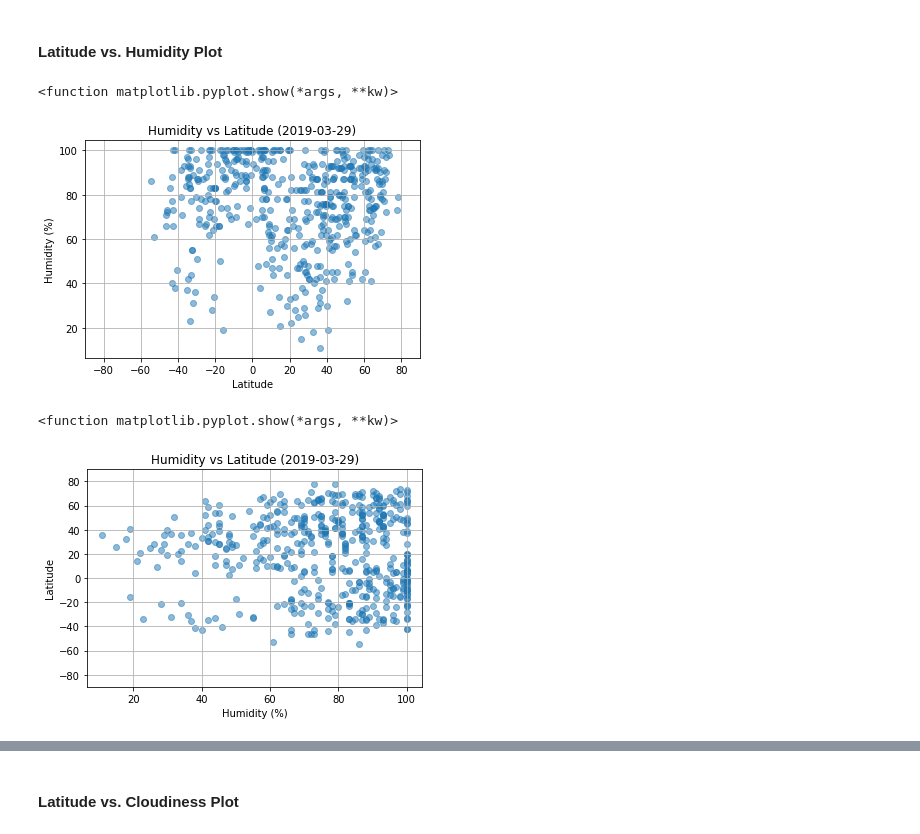
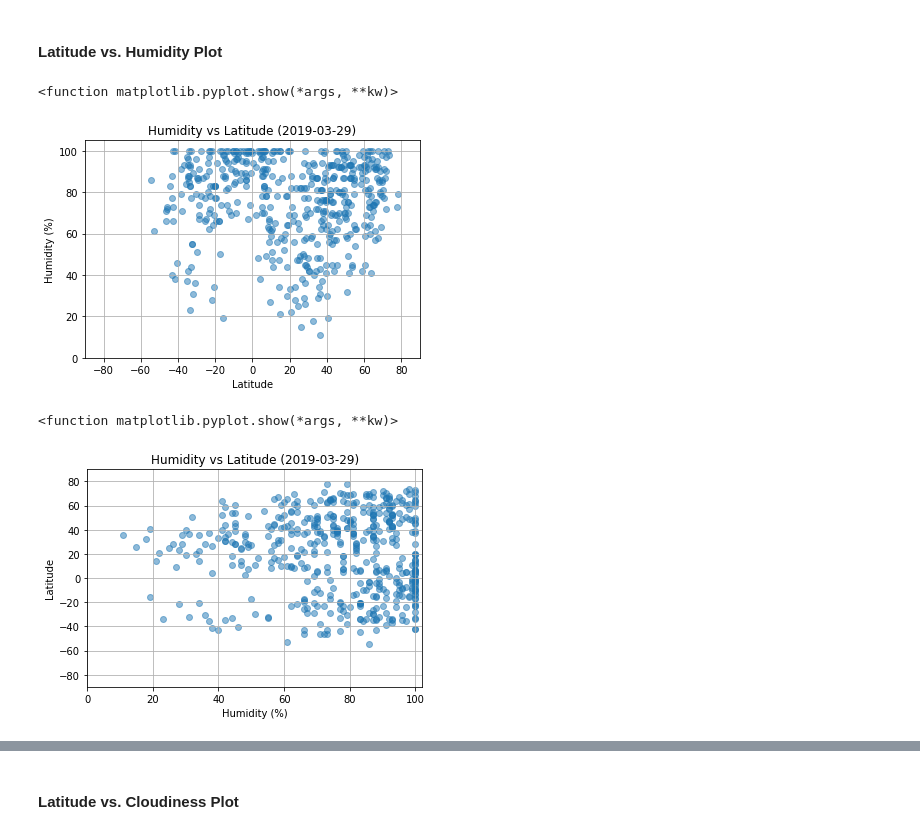
Before and after one commit to tsakurai42/data-analytics-homework, a Jupyter notebook: Assignment-6-python-api/starter_code/WeatherPy.ipynb, the cells around one changed output, grey strips where cells are left out. Drawn from its saved outputs; the diff is of its cells as text; code cells hidden in the pictures.

```diff
--- a/Assignment-6-python-api/starter_code/WeatherPy.ipynb
+++ b/Assignment-6-python-api/starter_code/WeatherPy.ipynb
@@ -249,23 +212,25 @@ plt.grid(axis="both")
 plt.xlim(-90,90)
 plt.title(f"Humidity vs Latitude ({date_read})")
 plt.xlabel("Latitude")
+plt.ylim(0,105)
 plt.ylabel("Humidity (%)")
 plt.savefig("Humidity vs Latitude.png")
 plt.show
 # %% [output]
 <function matplotlib.pyplot.show(*args, **kw)>
-[figure, old version]
+[figure, new version]
 # %%
 plt.scatter(cityweather_df['Humidity'],cityweather_df['Latitude'],alpha=0.5)
 plt.grid(axis="both")
 plt.ylim(-90,90)
+plt.xlim(0,102)
 plt.title(f"Humidity vs Latitude ({date_read})")
 plt.ylabel("Latitude")
 plt.xlabel("Humidity (%)")
 plt.savefig("Humidity vs Latitude (rot).png")
 plt.show
 # %% [output]
 <function matplotlib.pyplot.show(*args, **kw)>
-[figure, old version]
+[figure, new version]
 # %%
 #Not really a good trend can be seen from this IMO.
```
Also changed, not shown: parts of 8 cells of this notebook, 3 other files.
